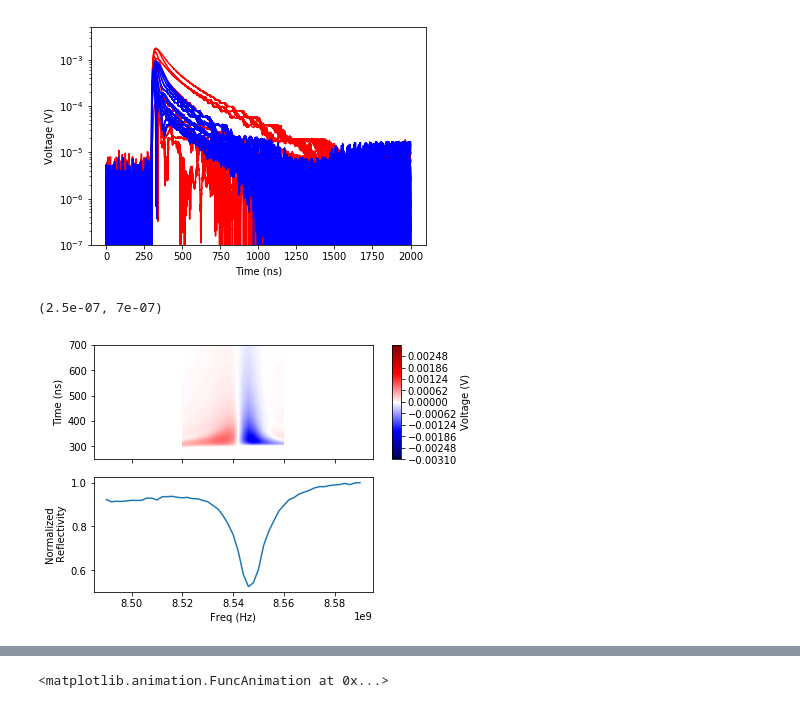
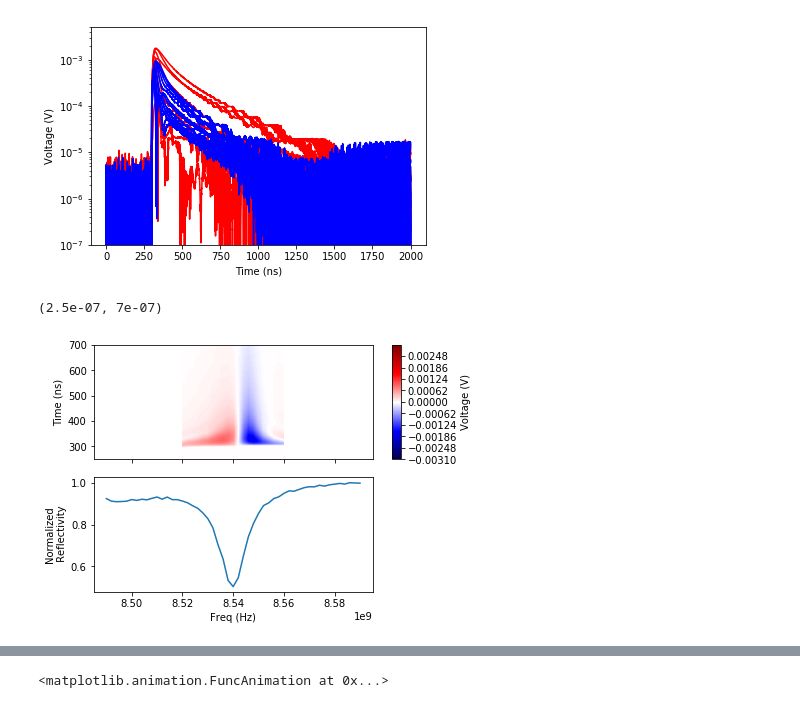
Before and after one commit to aspitarl/TRMC, a Jupyter notebook: 12-18-18.ipynb, the cells around one changed output, grey strips where cells are left out. Saved outputs shown, nothing was run; the diff lists cells and outputs as text; code cells hidden in the pictures.

```diff
--- a/12-18-18.ipynb
+++ b/12-18-18.ipynb
@@ -115,7 +129,8 @@ for sample in swps:
 
     p0 =[sweep.argmin(),1e7,.5 ,1]
     popt, sl = fit_lor(sweep, p0, window = 20)
-    fit_func = analysis.lor(sweep.index.values,*popt)
+    fit_func = analysis.lorfn(*popt)
+    fit_func = fit_func(sweep.index.values)
 
 #     fit_func, popt, sl = fit_poly(sweep, window = 3)
 
@@ -222,3 +245,14 @@ backvs = pd.Series(backvs,index = mi).xs(mi.levels[2][-1],level =2)
+# %%
+direc = os.path.join(fps['KCs'],'FreqFluence')
+s_fps = freqfluence_flist(direc)
+s,backvs = freqfluence_load(s_fps)
+
+
+s1 = s.xs('U',level = 0).sort_index(level = 0)
+fluences = s1.index.levels[1]
+s2 = s1.xs(fluences.max(),level = 1).sort_index(level = 0)
+
+s2 = s2.swaplevel(0,1).sort_index()
 # %%
 plt.plot(backvs.xs('U').sort_index(level = 1),marker = 'o')
 plt.plot(backvs.xs('D').sort_index(level = 1),marker = 'o')
@@ -270,34 +307,47 @@ ax.xaxis.set_major_formatter(FuncFormatter(expf.format_func))
 # %% [output]
 [figure]
 # %%
-x = s2.index.levels[1]
-y = s2.index.levels[0]
-z = s2.values.reshape(len(s2.index.levels[0]),len(s2.index.levels[1]))
-
-levels = list(np.arange(-3.1e-3,3.1e-3,1e-5))
-
-xi, yi = np.meshgrid(x,y)
-
-fig , axes = plt.subplots(2,1 , sharex = True,constrained_layout=True)
-
-cs = axes[0].contourf(xi,yi,z, levels, cmap='seismic')
-cb = fig.colorbar(cs, ax = axes[0])
 
 
-expf = exp_formatter(-9)
-axes[0].yaxis.set_major_formatter(FuncFormatter(expf.format_func))
-axes[0].set_ylabel('Time (ns)')
-axes[1].set_xlabel('Freq (Hz)')
-axes[1].set_ylabel('Normalized\n Reflectivity')
-cb.set_label('Voltage (V)')
 
-axes[1].plot(sweep)
+
+def dvcolorplot(sweep, dvs , levels = list(np.arange(-3.1e-3,3.1e-3,1e-5))):
+    """
+    Color plot of delta v vs time and freq
+
+    Data is multindex with time and freq as levels
+    """
+
+    freq = dvs.index.levels[1]
+    time = dvs.index.levels[0]
+    z = dvs.values.reshape(len(time),len(freq))
+
+    xi, yi = np.meshgrid(freq,time)
+
+    fig , axes = plt.subplots(2,1 , sharex = True,constrained_layout=True)
+
+    cs = axes[0].contourf(xi,yi,z, levels, cmap='seismic')
+    cb = fig.colorbar(cs, ax = axes[0])
+
+
+    expf = exp_formatter(-9)
+    axes[0].yaxis.set_major_formatter(FuncFormatter(expf.format_func))
+    axes[0].set_ylabel('Time (ns)')
+    axes[1].set_xlabel('Freq (Hz)')
+    axes[1].set_ylabel('Normalized\n Reflectivity')
+    cb.set_label('Voltage (V)')
+
+    axes[1].plot(sweep)
+
+    return fig, axes
+
+
+fig, axes = dvcolorplot(swps['KCs'],s2)
 
 axes[0].set_ylim([2.5e-7,0.7e-6])
-# axes[0].set_xlim([8.535e9,8.545e9])
 # %% [output]
 (2.5e-07, 7e-07)
-[figure, old version]
+[figure, new version]
 # %%
 # params = np.zeros([len(s2_red.index.levels[0]),len(p_labels)])
 
```
Also changed, not shown: parts of 11 cells of this notebook.
